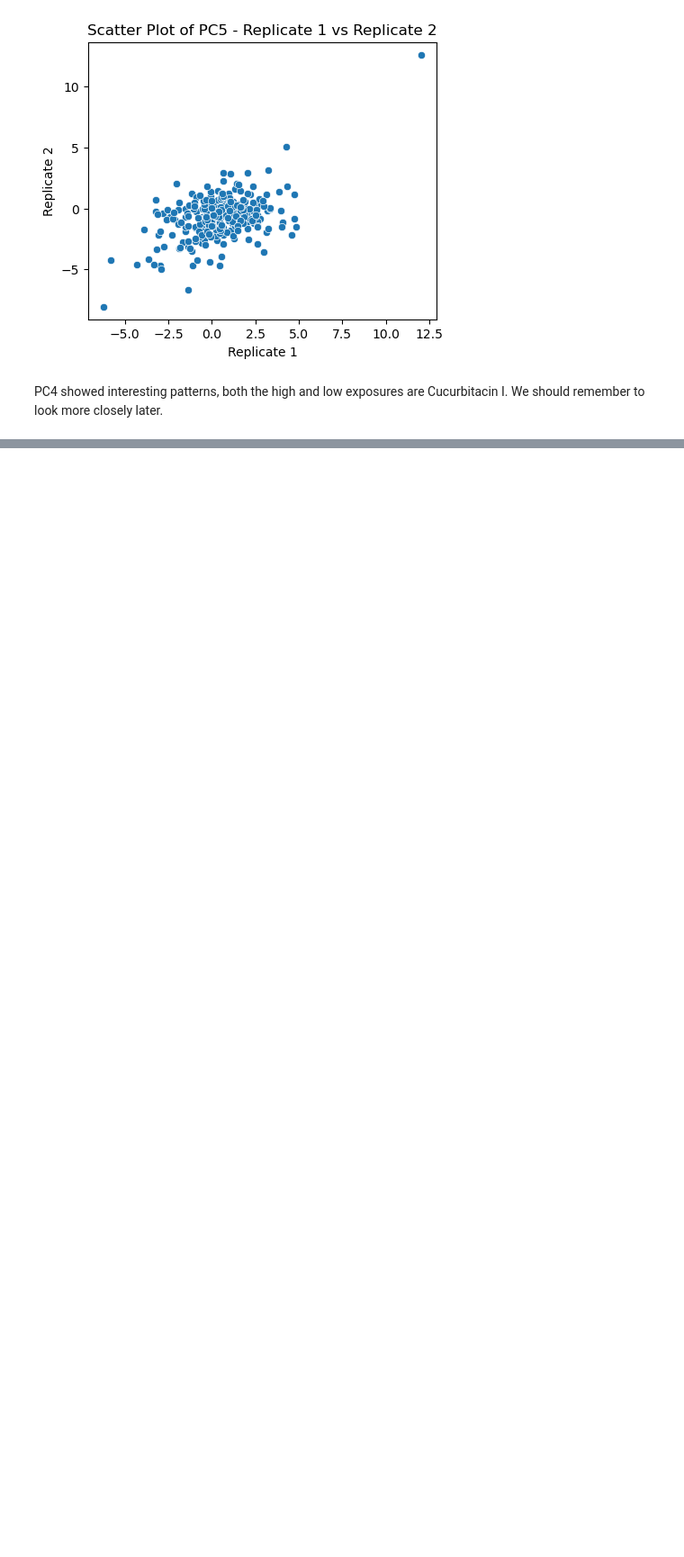
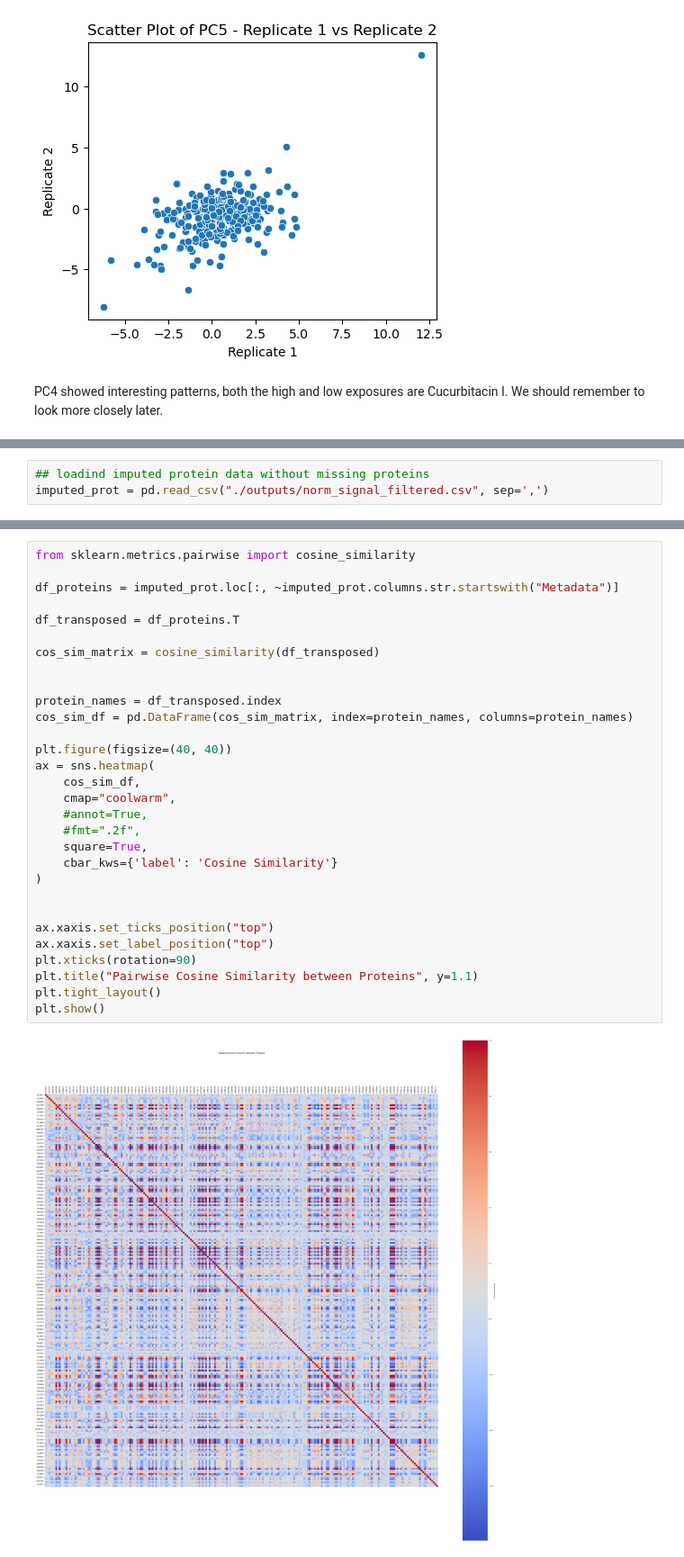
Before and after one commit to broadinstitute/2025_Grigoryan_Proteomics, a Jupyter notebook: 00.exploratory_analysis/02_first_analysis.ipynb, the cells around one changed output, grey strips where cells are left out. Shown at 90% size. Drawn from its saved outputs; the diff is of its cells as text; blank space fills up the shorter version.

Commit message:
new_heatmaps

```diff
--- a/00.exploratory_analysis/02_first_analysis.ipynb
+++ b/00.exploratory_analysis/02_first_analysis.ipynb
@@ -307,0 +310,3 @@ PC4 showed interesting patterns, both the high and low exposures are Cucurbitaci
+# %%
+## loadind imputed protein data without missing proteins
+imputed_prot = pd.read_csv("./outputs/norm_signal_filtered.csv", sep=',')
@@ -307,0 +316,32 @@ PC4 showed interesting patterns, both the high and low exposures are Cucurbitaci
+# %%
+from sklearn.metrics.pairwise import cosine_similarity
+
+df_proteins = imputed_prot.loc[:, ~imputed_prot.columns.str.startswith("Metadata")]
+
+df_transposed = df_proteins.T
+
+cos_sim_matrix = cosine_similarity(df_transposed)
+
+
+protein_names = df_transposed.index
+cos_sim_df = pd.DataFrame(cos_sim_matrix, index=protein_names, columns=protein_names)
+
+plt.figure(figsize=(40, 40))
+ax = sns.heatmap(
+    cos_sim_df,
+    cmap="coolwarm",
+    #annot=True,
+    #fmt=".2f",
+    square=True,
+    cbar_kws={'label': 'Cosine Similarity'}
+)
+
+
+ax.xaxis.set_ticks_position("top")
+ax.xaxis.set_label_position("top")
+plt.xticks(rotation=90)
+plt.title("Pairwise Cosine Similarity between Proteins", y=1.1)
+plt.tight_layout()
+plt.show()
+# %% [output]
+[figure, added]
```
Also changed, not shown: parts of 5 cells of this notebook, 2 other files.
